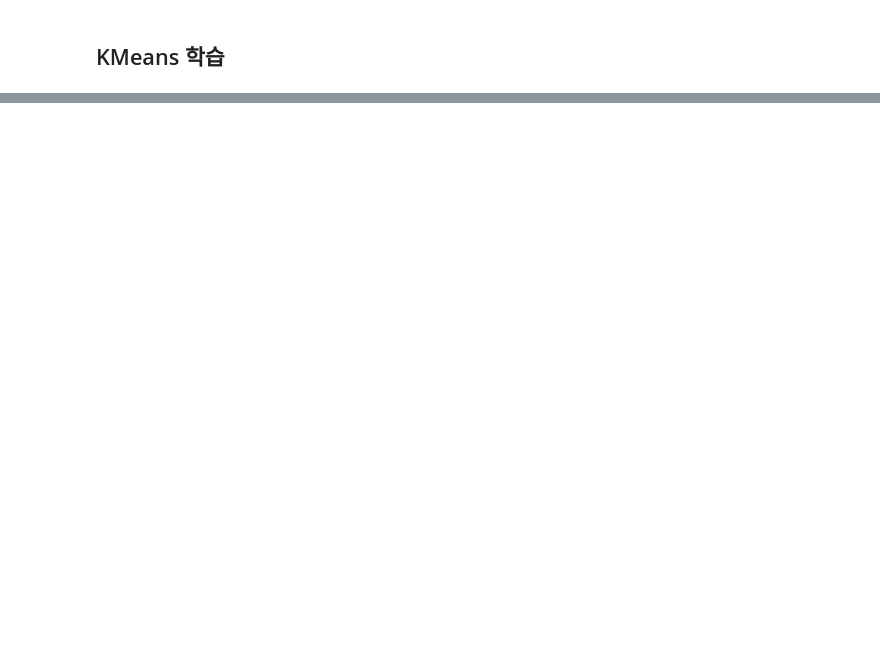
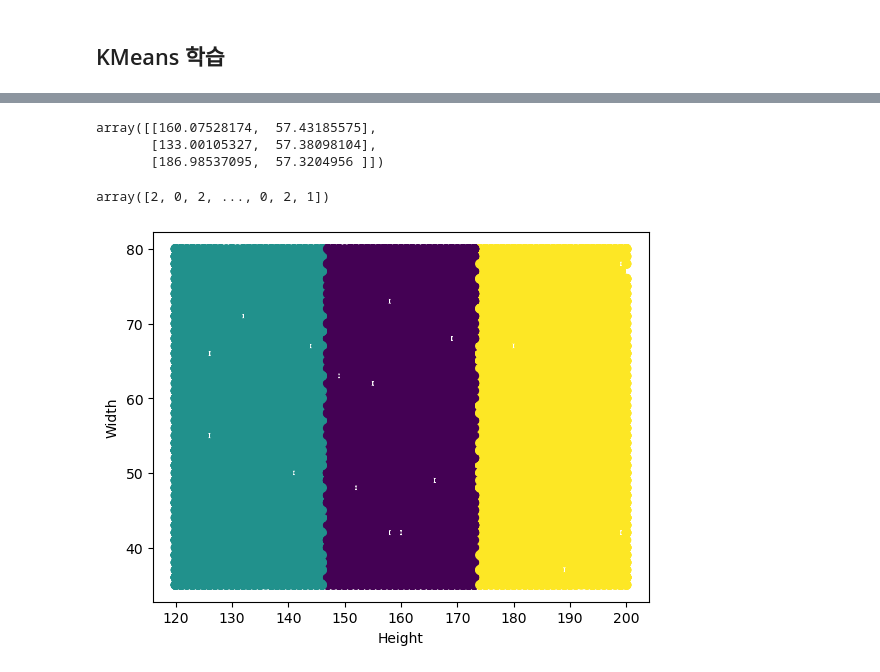
Before and after one commit to tooha289/AI_Example, a Jupyter notebook: bmi.ipynb, the cells around one changed output, grey strips where cells are left out. Cells and saved outputs as stored; diff of their text form; code cells hidden in the pictures; blank space fills up the shorter version.

```diff
--- a/bmi.ipynb
+++ b/bmi.ipynb
@@ -131,0 +168,25 @@ plt.show()
+# %%
+X_data = bmi.iloc[:, 1:]
+y_data = bmi.iloc[:, 0]
+# %%
+model = KMeans(n_clusters=3, init="k-means++") # 모형 생성. 클러스터 = 3
+model.fit(X_data)
+model.cluster_centers_ # 각 클러스터의 중심값
+# %% [output]
+array([[160.07528174,  57.43185575],
+       [133.00105327,  57.38098104],
+       [186.98537095,  57.3204956 ]])
+# %%
+pred = model.predict(X_data) # 데이터가 속하는 클러스터 예측
+pred
+# %% [output]
+array([2, 0, 2, ..., 0, 2, 1])
+# %%
+bmi.loc[:, 'pred'] = pred
+# %%
+plt.scatter(data=bmi, x='height', y='weight', c='pred')
+plt.xlabel("Height")
+plt.ylabel("Width")
+plt.show()
+# %% [output]
+[figure, added]
```
Also changed, not shown: parts of 20 cells of this notebook, 4 other files.
